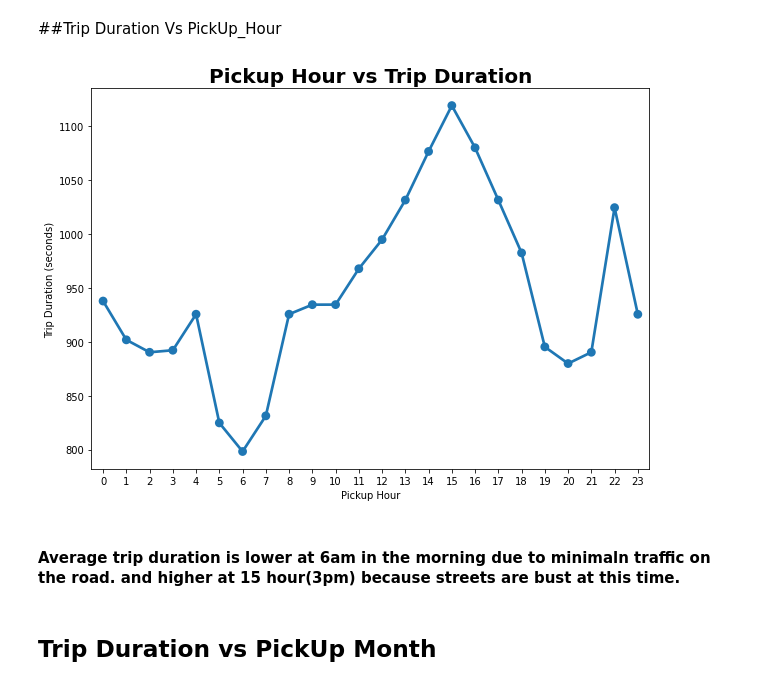
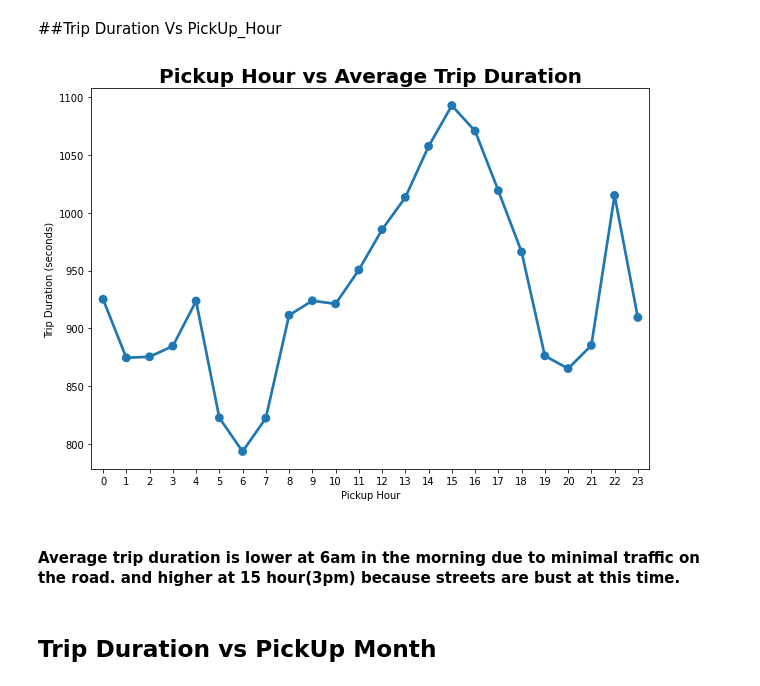
Before and after one commit to Kishan459/NYC-Taxi-Trip-Time_prediction, a Jupyter notebook: NYC_Taxi_Trip_Time_Prediction_Capstone_Project.ipynb, the cells around one changed output. Drawn from its saved outputs; the diff is of its cells as text; code cells hidden in the pictures.

```diff
--- a/NYC_Taxi_Trip_Time_Prediction_Capstone_Project.ipynb
+++ b/NYC_Taxi_Trip_Time_Prediction_Capstone_Project.ipynb
@@ -161,6 +161,9 @@ def calculate_distance(df):
 # %%
 # calculating distance
 df['distance'] = df.apply(lambda x : calculate_distance(x),axis=1)
+# %%
+#Calculate Speed in km/h for further insights
+df['speed'] = round((df.distance/(df.trip_duration/3600)),2)
 # %%
 df.head()
 # %% [output]
@@ -450,0 +479,3 @@ sns.boxplot(df['distance'])
+# %%
+# removing outliers
+df = df[df['speed']<=104]
@@ -522,18 +564,18 @@ plt.show()
 # %% [markdown]
 ##Trip Duration Vs PickUp_Hour
 # %%
-# visualization of PickUp Hour and avarage trip duration
+# visualization of PickUp Hour and Average trip duration
 td_ph = df.groupby('pickup_hour')['trip_duration'].mean()
 plt.figure(figsize=(10,7))
 sns.pointplot(td_ph.index,td_ph.values)
 plt.ylabel('Trip Duration (seconds)')
 plt.xlabel('Pickup Hour')
-plt.title('Pickup Hour vs Trip Duration',fontsize=20,weight='bold')
+plt.title('Pickup Hour vs Average Trip Duration',fontsize=20,weight='bold')
 plt.show()
 # %% [output]
-[figure, old version]
+[figure, new version]
 # %% [markdown]
-#### Average trip duration is lower at 6am in the morning due to minimaln traffic on the road. and higher at 15 hour(3pm) because streets are bust at this time.
+#### Average trip duration is lower at 6am in the morning due to minimal traffic on the road. and higher at 15 hour(3pm) because streets are bust at this time.
 # %% [markdown]
 ## Trip Duration vs PickUp Month
 # %%
```
Also changed, not shown: parts of 53 cells of this notebook.
